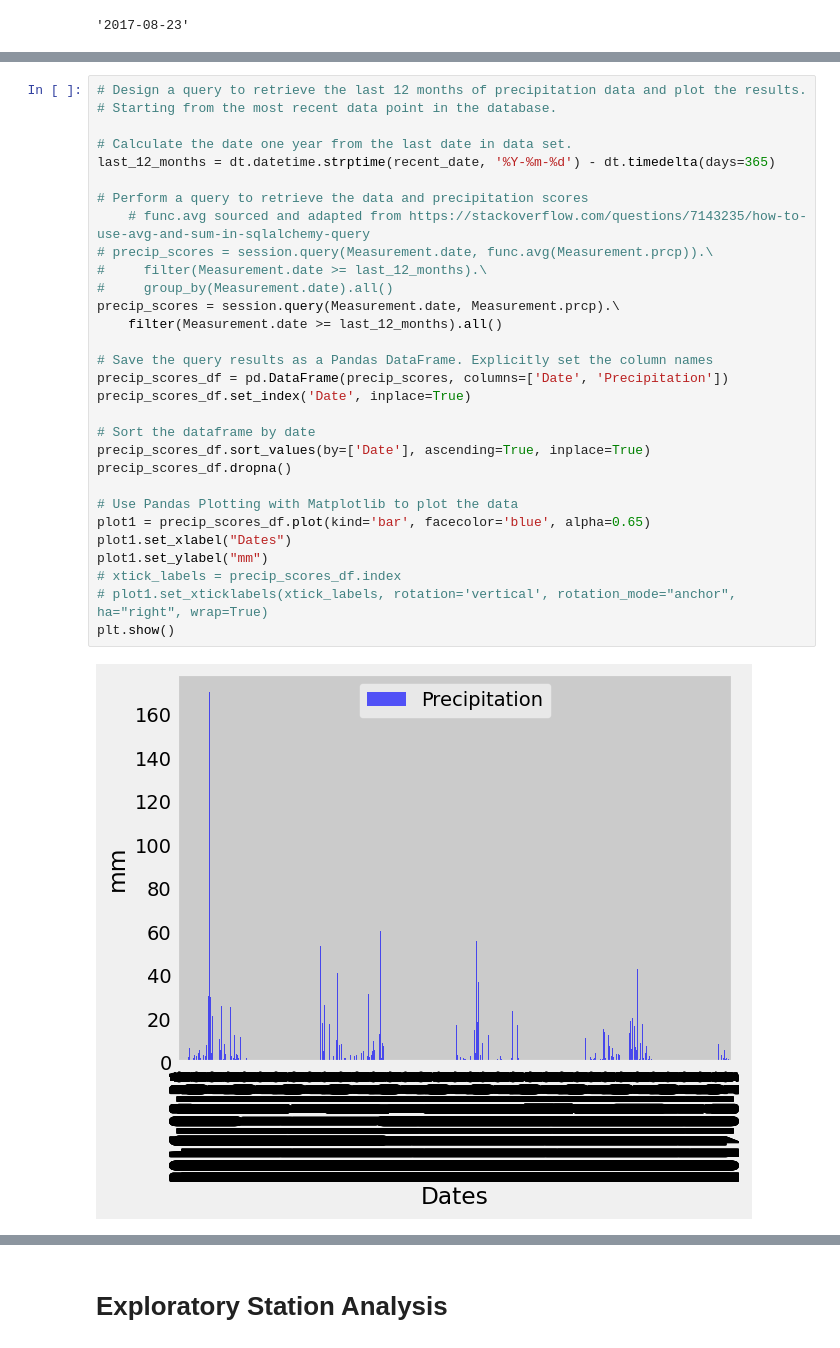
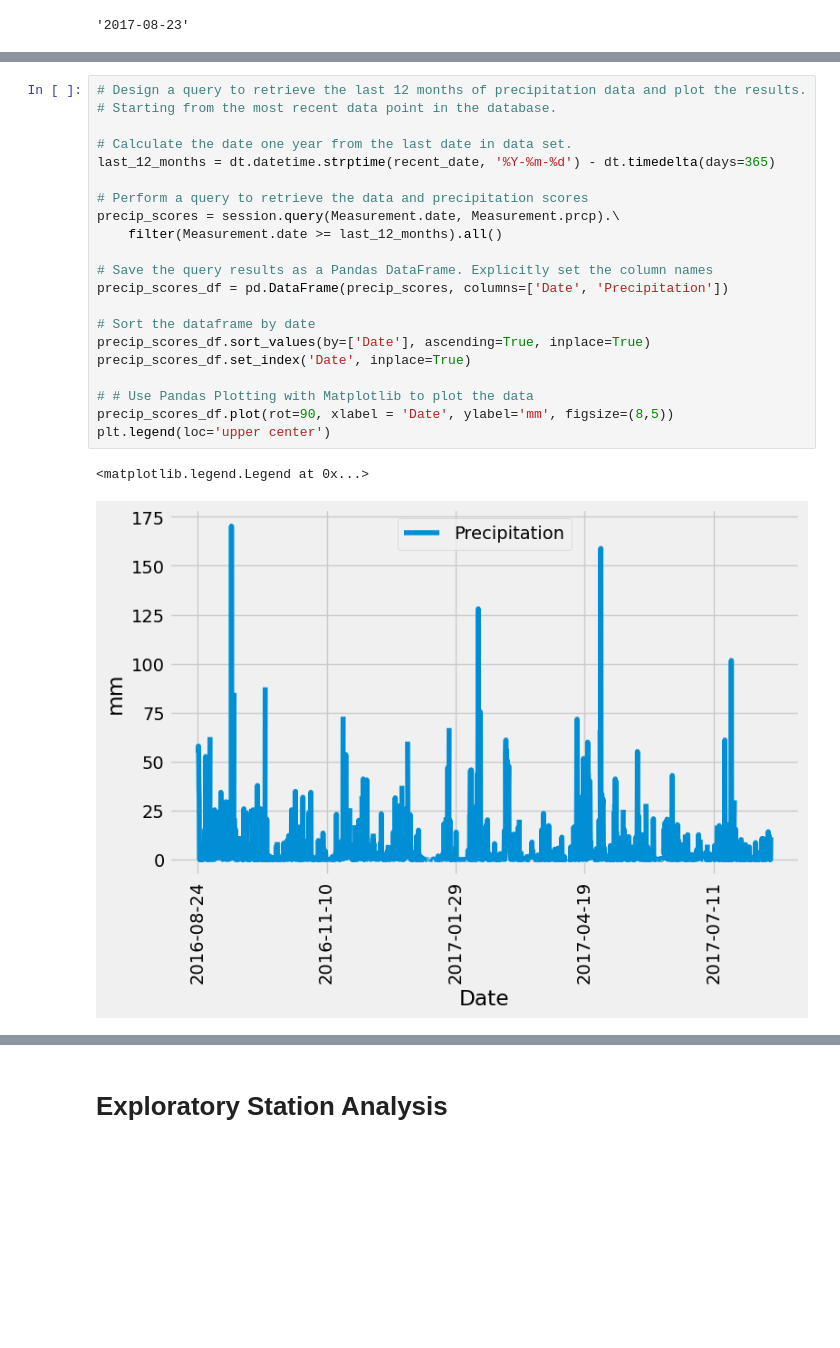
Before and after one commit to JulieKent/BootCamp_sqlalchemy-challenge, a Jupyter notebook: SurfsUp/climate_starter.ipynb, the cells around one changed output, grey strips where cells are left out. Saved outputs shown, nothing was run; the diff lists cells and outputs as text; blank space fills up the shorter version.

```diff
--- a/SurfsUp/climate_starter.ipynb
+++ b/SurfsUp/climate_starter.ipynb
@@ -71,32 +66,24 @@ datetime.datetime(2016, 8, 23, 0, 0)
 # %%
 # Design a query to retrieve the last 12 months of precipitation data and plot the results.
 # Starting from the most recent data point in the database.
 
 # Calculate the date one year from the last date in data set.
 last_12_months = dt.datetime.strptime(recent_date, '%Y-%m-%d') - dt.timedelta(days=365)
 
 # Perform a query to retrieve the data and precipitation scores
-    # func.avg sourced and adapted from https://stackoverflow.com/questions/7143235/how-to-use-avg-and-sum-in-sqlalchemy-query
-# precip_scores = session.query(Measurement.date, func.avg(Measurement.prcp)).\
-#     filter(Measurement.date >= last_12_months).\
-#     group_by(Measurement.date).all()
 precip_scores = session.query(Measurement.date, Measurement.prcp).\
     filter(Measurement.date >= last_12_months).all()
 
 # Save the query results as a Pandas DataFrame. Explicitly set the column names
 precip_scores_df = pd.DataFrame(precip_scores, columns=['Date', 'Precipitation'])
-precip_scores_df.set_index('Date', inplace=True)
 
 # Sort the dataframe by date
 precip_scores_df.sort_values(by=['Date'], ascending=True, inplace=True)
-precip_scores_df.dropna()
+precip_scores_df.set_index('Date', inplace=True)
 
-# Use Pandas Plotting with Matplotlib to plot the data
-plot1 = precip_scores_df.plot(kind='bar', facecolor='blue', alpha=0.65)
-plot1.set_xlabel("Dates")
-plot1.set_ylabel("mm")
-# xtick_labels = precip_scores_df.index
-# plot1.set_xticklabels(xtick_labels, rotation='vertical', rotation_mode="anchor", ha="right", wrap=True)
-plt.show()
+# # Use Pandas Plotting with Matplotlib to plot the data
+precip_scores_df.plot(rot=90, xlabel = 'Date', ylabel='mm', figsize=(8,5))
+plt.legend(loc='upper center')
 # %% [output]
+<matplotlib.legend.Legend at 0x...>
-[figure, old version]
+[figure, new version]
```
Also changed, not shown: parts of 10 cells of this notebook.
